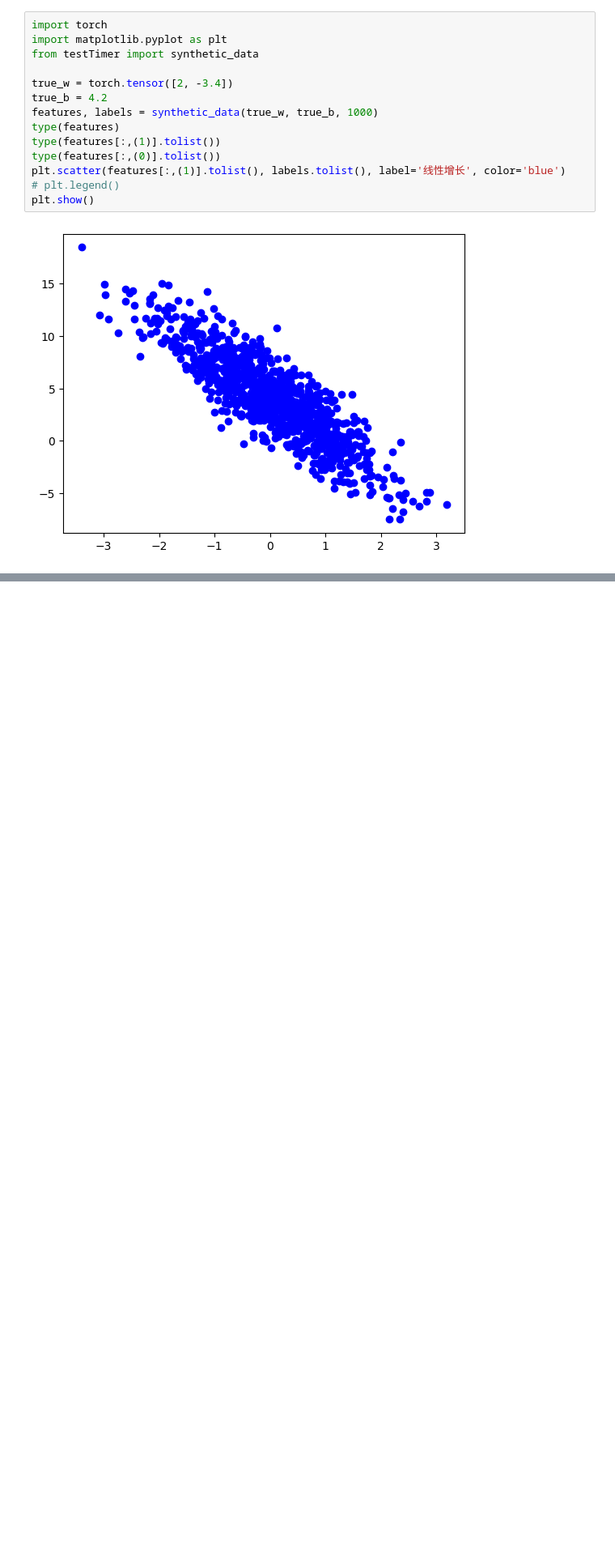
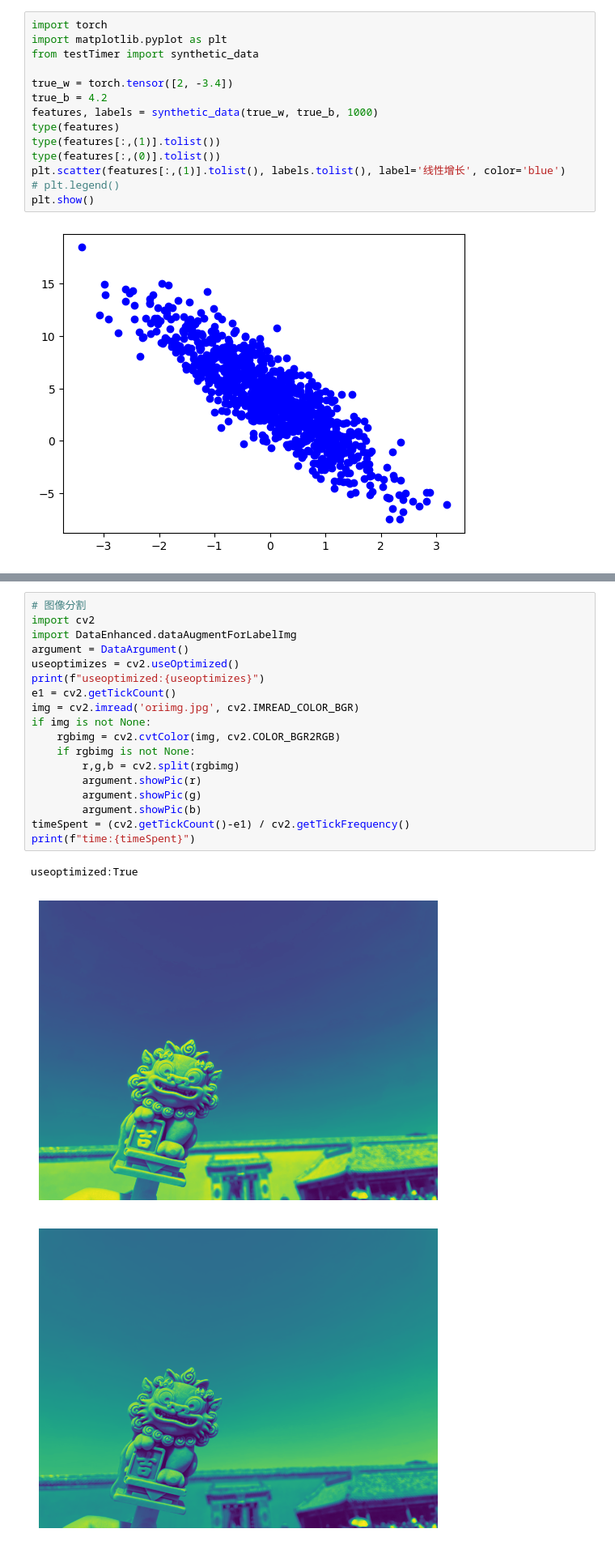
Before and after one commit to chaoren1358/PytorchTest, a Jupyter notebook: Chapter1/Chapter1.ipynb, the cells around one changed output, grey strips where cells are left out. Shown at 81% size. Drawn from its saved outputs; the diff is of its cells as text; blank space fills up the shorter version.

```diff
--- a/Chapter1/Chapter1.ipynb
+++ b/Chapter1/Chapter1.ipynb
@@ -176,3 +176,25 @@ dataEnhanced.showPic(img)
 # %% [output]
 ✅ grayImg读取图片成功: enetest.jpg, 图片尺寸: 3024x4032
 [figure]
+# %%
+# 图像分割
+import cv2
+import DataEnhanced.dataAugmentForLabelImg
+argument = DataArgument()
+useoptimizes = cv2.useOptimized()
+print(f"useoptimized:{useoptimizes}")
+e1 = cv2.getTickCount()
+img = cv2.imread('oriimg.jpg', cv2.IMREAD_COLOR_BGR)
+if img is not None:
+    rgbimg = cv2.cvtColor(img, cv2.COLOR_BGR2RGB)
+    if rgbimg is not None:
+        r,g,b = cv2.split(rgbimg)
+        argument.showPic(r)
+        argument.showPic(g)
+        argument.showPic(b)
+timeSpent = (cv2.getTickCount()-e1) / cv2.getTickFrequency()
+print(f"time:{timeSpent}")
+# %% [output]
+useoptimized:True
+[figure, added]
+[figure, added]
```
Also changed, not shown: parts of 4 cells of this notebook, 1 other file.
